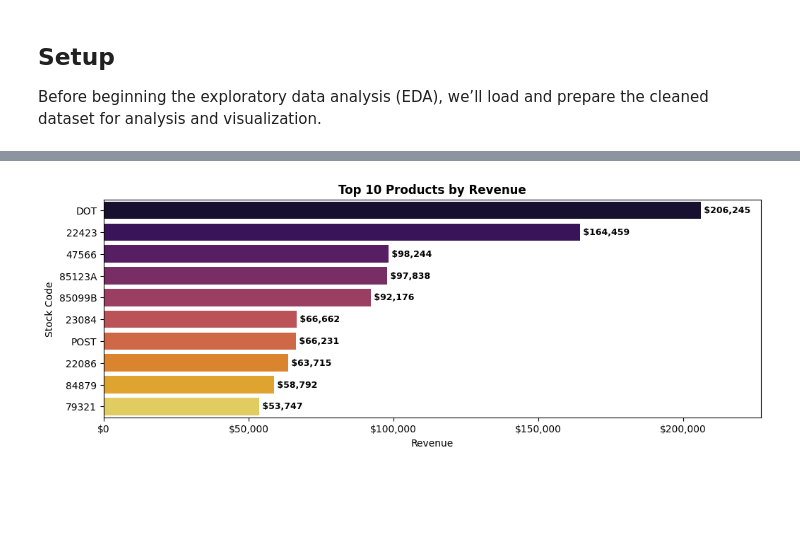
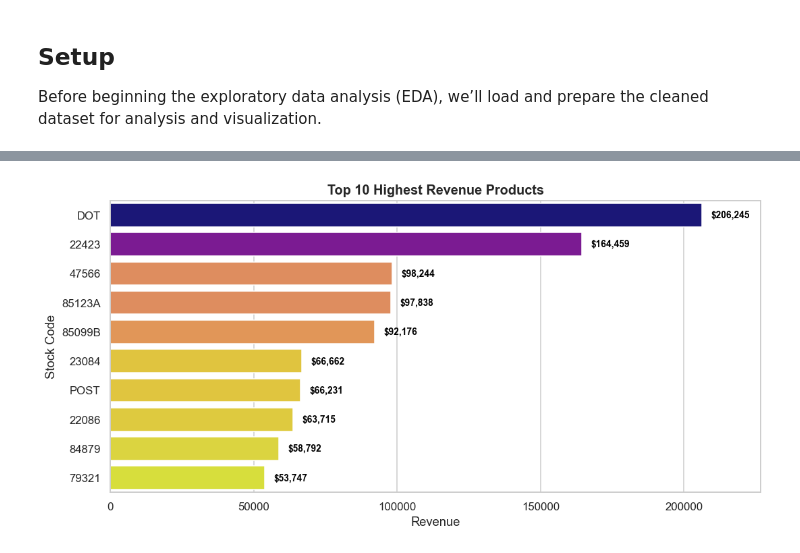
Before and after one commit to Lyvinthai/Retail_Sales_Data_Analytics, a Jupyter notebook: noteboook/eda.ipynb, the cells around one changed output, grey strips where cells are left out. Saved outputs shown, nothing was run; the diff lists cells and outputs as text; code cells hidden in the pictures; blank space fills up the shorter version.

```diff
--- a/noteboook/eda.ipynb
+++ b/noteboook/eda.ipynb
@@ -159,58 +81,40 @@ plt.show()
 # %%
-# turn total revenue to numeric / stock code to str
-df['total_revenue'] = pd.to_numeric(df['total_revenue'], errors='coerce')
-df["stock_code"] = df["stock_code"].astype(str)
+df['total_revenue'] = df['unit_price'] * df['quantity']
+high_rev_prod = df.groupby('stock_code')['total_revenue'].sum().reset_index().sort_values(by='total_revenue', ascending=False).head(10)
 
-top_10_products = (
-    df.groupby('stock_code').agg(
-        total_revenue=('total_revenue', 'sum'),
-        units_sold=('quantity', 'sum')
-    )
-    .sort_values('total_revenue', ascending=False)
-    .head(10)
-    .reset_index()
+fig, axes = plt.subplots(figsize=(10, 5))
+
+sns.barplot(
+    data=high_rev_prod,
+    x='total_revenue',
+    y='stock_code',
+    hue='total_revenue',
+    palette='plasma_r',
+    legend=False,
+    ax=axes,
 )
 
-# set size
-plt.figure(figsize=(12, 4))
+for patch in axes.patches:
+    width = patch.get_width()
+    if width > 0:
+        axes.text(
+            x=width + (axes.get_xlim()[1] * 0.015),
+            y=patch.get_y() + patch.get_height() / 2,
+            s=f"${width:,.0f}",
+            ha='left',
+            va='center',
+            fontsize=9,
+            fontweight='semibold',
+            color="#000000"
+        )
 
-# set barplot
-ax = sns.barplot(
-    data=top_10_products,
-    x='total_revenue',
-    y='stock_code',
-    hue='stock_code',
-    palette='inferno',
-    legend=False
-)
+axes.margins(x=0.10)
 
-# set ax format
-ax.xaxis.set_major_formatter(
-    ticker.StrMethodFormatter('${x:,.0f}')
-)
+plt.title("Top 10 Highest Revenue Products")
+plt.xlabel('Revenue')
+plt.ylabel('Stock Code')
 
-# add revenue value to each bar
-for patch, val in zip(
-    ax.patches,
-    top_10_products['total_revenue']
-):
-    ax.text(
-        patch.get_width(),
-        patch.get_y() + patch.get_height() / 2,
-        f' ${val:,.0f}',
-        ha='left',
-        va='center',
-        fontsize=9,
-        fontweight='semibold'
-    )
-
-# set margin
-ax.margins(x=0.10)
-
-ax.set_title('Top 10 Products by Revenue',fontsize=12,fontweight='bold')
-ax.set_xlabel('Revenue', fontsize=10, fontweight='light')
-ax.set_ylabel('Stock Code', fontsize=10, fontweight='light')
-
+plt.tight_layout()
 plt.show()
 # %% [output]
-[figure, old version]
+[figure, new version]
```
Also changed, not shown: parts of 14 cells of this notebook.
